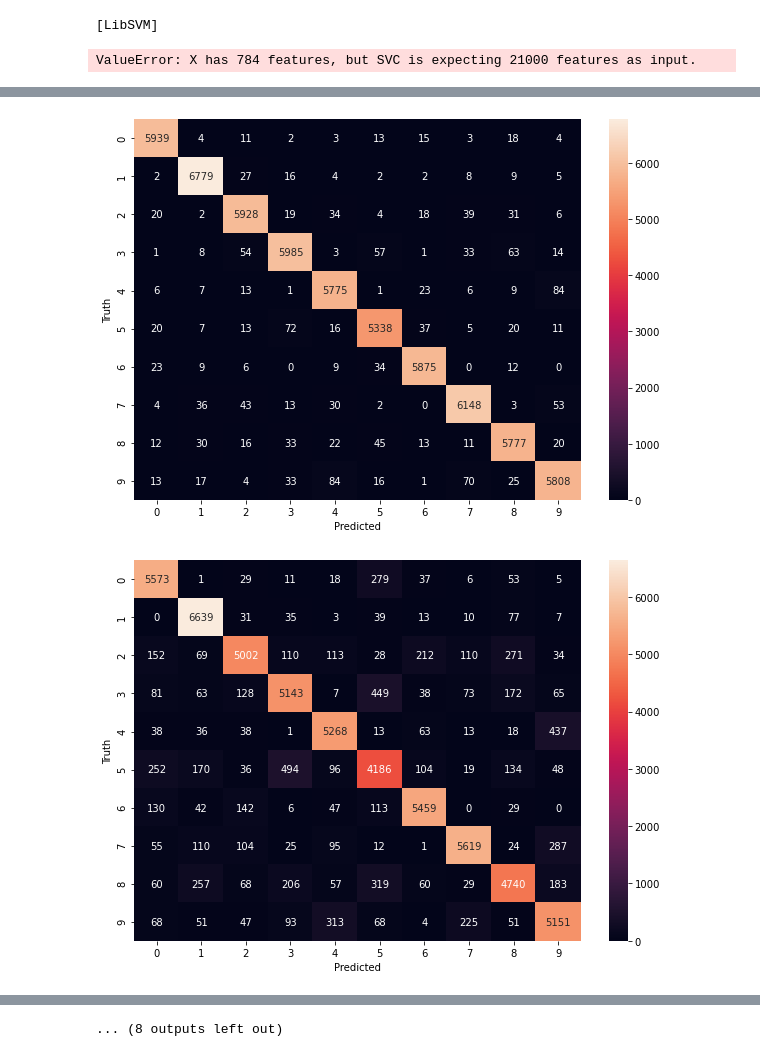
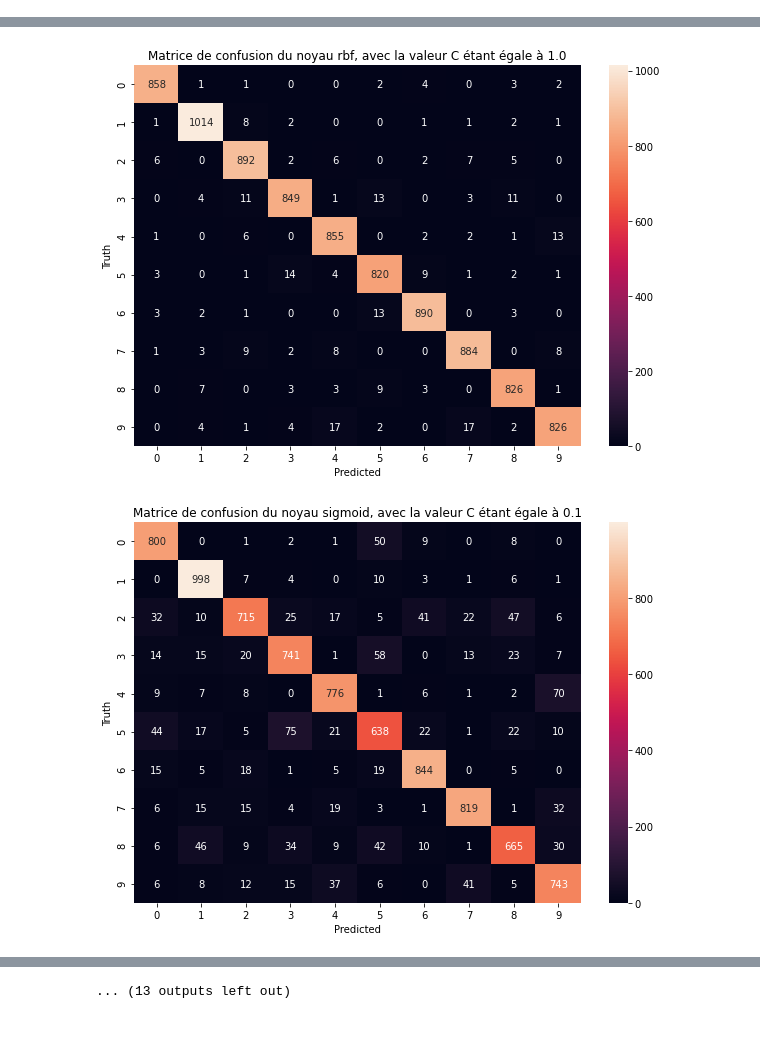
Before and after one commit to pierre-ung/apprentissage_supervise, a Jupyter notebook: SVM.ipynb, the cells around one changed output, grey strips where cells are left out. Drawn from its saved outputs; the diff is of its cells as text; code cells hidden in the pictures; blank space fills up the shorter version.

```diff
--- a/SVM.ipynb
+++ b/SVM.ipynb
@@ -17,24 +17,31 @@ training_data = X[:21000]
 training_target = Y[:21000]
 
 # Other data are used for the test
-test_data = X[9000:]
-test_target = Y[9000:]
+test_data = X[21000:30000]
+test_target = Y[21000:30000]
+# %%
+precomputed_data = np.dot(training_data, training_data.T)
+precomputed_data_2 = np.dot(test_data, training_data.T)
 # %%
-clf_type = ['poly', 'rbf', 'sigmoid', 'linear']
+clf_type = ['poly', 'rbf', 'sigmoid', 'linear', 'precomputed']
 C_value = np.linspace(.1, 1, 5)
 time_list, accuracy_list, recall_list, matrix_list = [], [], [], []
 
 for clf in clf_type:
-
     start = time.time()
     Y_accuracy = []
     Y_recall = []
     Y_matrix = []
+
     for C in C_value:
 
         clsvm = SVC(C = C, kernel=clf)
-        Classifier = clsvm.fit(training_data, training_target)
-        prediction = Classifier.predict(test_data)
+        if clf == 'precomputed':
+            Classifier = clsvm.fit(precomputed_data, training_target)
+            prediction = Classifier.predict(precomputed_data_2)
+        else:
+            Classifier = clsvm.fit(training_data, training_target)
+            prediction = Classifier.predict(test_data)
 
         accuracy = precision_score(test_target, prediction, average="micro")
         recall = recall_score(test_target, prediction, average='macro')
@@ -87,17 +92,15 @@ plt.show()
-# %%
-clsvm = SVC(kernel='precomputed', verbose=True)
-Classifier = clsvm.fit(precomputed_training_data, training_target)
-accuracy = precision_score(test_target, Classifier.predict(test_data), average="micro")
-print(f"Accuracy with precomputed kernel = {accuracy}")
-# %% [output]
-[LibSVM]
-ValueError: X has 784 features, but SVC is expecting 21000 features as input.
 # %%
+i, j = 0, 0
+
 for submatrix in matrix_list:
     for matrix in submatrix:
         plt.figure(figsize = (10,7))
         sn.heatmap(matrix, annot=True, fmt='d')
+        plt.title(f"Matrice de confusion du noyau {clf_type[i]}, avec la valeur C étant égale à {C_value[j]}")
         plt.xlabel('Predicted')
         plt.ylabel('Truth')
         plt.show()
+        j+=1
+    j=0
+    i+=1
 # %% [output]
@@ -113,2 +116,2 @@ for submatrix in matrix_list:
-[figure, old version]
+[figure, new version]
-[figure, old version]
+[figure, new version]
@@ -116 +119 @@ for submatrix in matrix_list:
-... (8 outputs left out)
+... (13 outputs left out)
```
Also changed, not shown: parts of 4 cells of this notebook.
